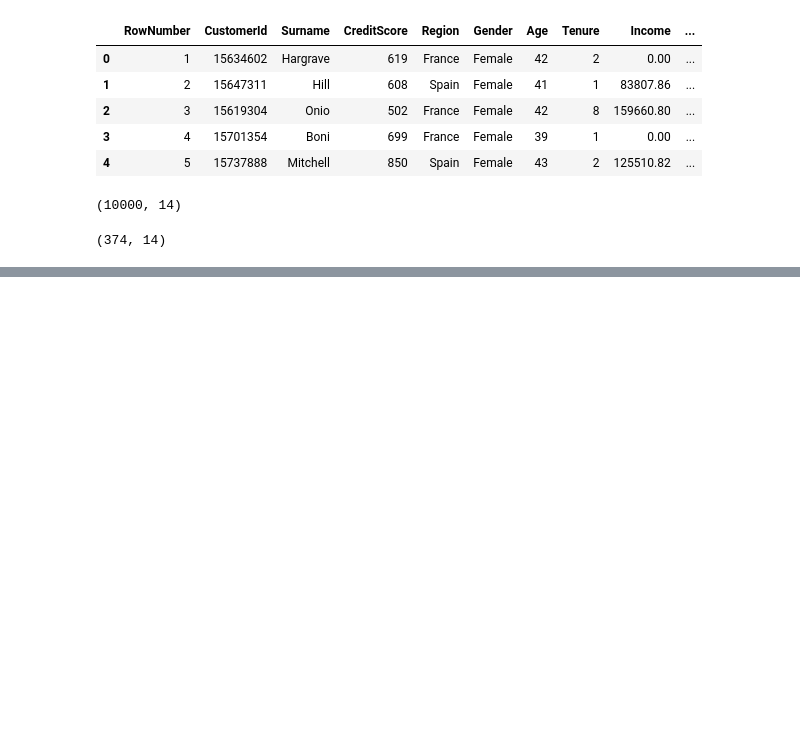
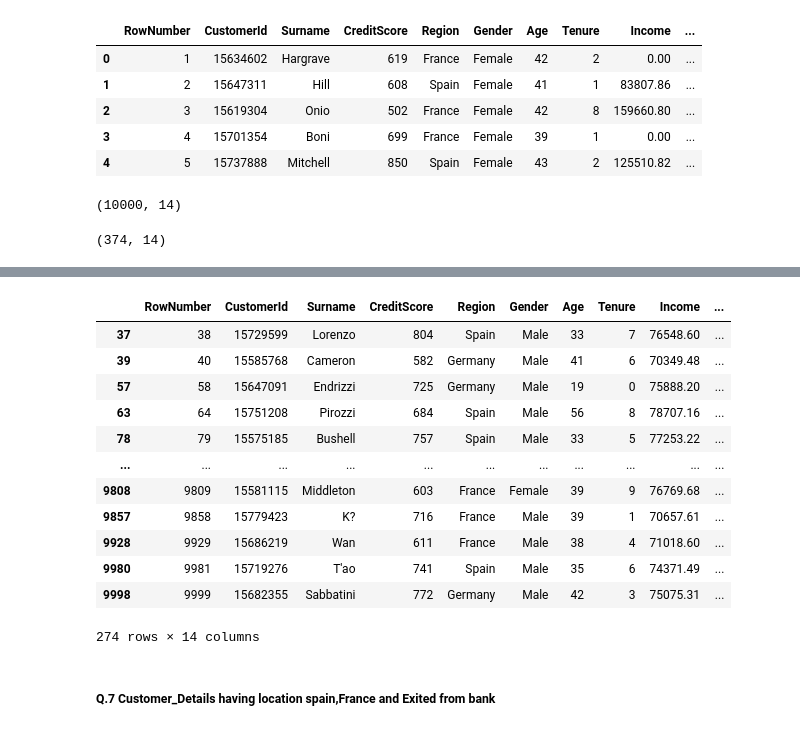
Before and after one commit to llohar/Python_FinalAss., a Jupyter notebook: Python_Final_Ass.ipynb, the cells around one changed output, grey strips where cells are left out. Cells and saved outputs as stored; diff of their text form; code cells hidden in the pictures; blank space fills up the shorter version.

```diff
--- a/Python_Final_Ass.ipynb
+++ b/Python_Final_Ass.ipynb
@@ -177,0 +185,20 @@ df.shape
+# %%
+salary_condition=data['Income'].between(70000,80000)
+# %%
+data[salary_condition]
+# %% [output]
+|  | RowNumber | CustomerId | Surname | CreditScore | Region | Gender | Age | Tenure | Income | ... |
+| 37 | 38 | 15729599 | Lorenzo | 804 | Spain | Male | 33 | 7 | 76548.60 | ... |
+| 39 | 40 | 15585768 | Cameron | 582 | Germany | Male | 41 | 6 | 70349.48 | ... |
+| 57 | 58 | 15647091 | Endrizzi | 725 | Germany | Male | 19 | 0 | 75888.20 | ... |
+| 63 | 64 | 15751208 | Pirozzi | 684 | Spain | Male | 56 | 8 | 78707.16 | ... |
+| 78 | 79 | 15575185 | Bushell | 757 | Spain | Male | 33 | 5 | 77253.22 | ... |
+| ... | ... | ... | ... | ... | ... | ... | ... | ... | ... | ... |
+| 9808 | 9809 | 15581115 | Middleton | 603 | France | Female | 39 | 9 | 76769.68 | ... |
+| 9857 | 9858 | 15779423 | K? | 716 | France | Male | 39 | 1 | 70657.61 | ... |
+| 9928 | 9929 | 15686219 | Wan | 611 | France | Male | 38 | 4 | 71018.60 | ... |
+| 9980 | 9981 | 15719276 | T'ao | 741 | Spain | Male | 35 | 6 | 74371.49 | ... |
+| 9998 | 9999 | 15682355 | Sabbatini | 772 | Germany | Male | 42 | 3 | 75075.31 | ... |
+274 rows × 14 columns
+# %% [markdown]
+##### **Q.7 Customer_Details having location spain,France and Exited from bank**
```
Also changed, not shown: parts of 21 cells of this notebook.
